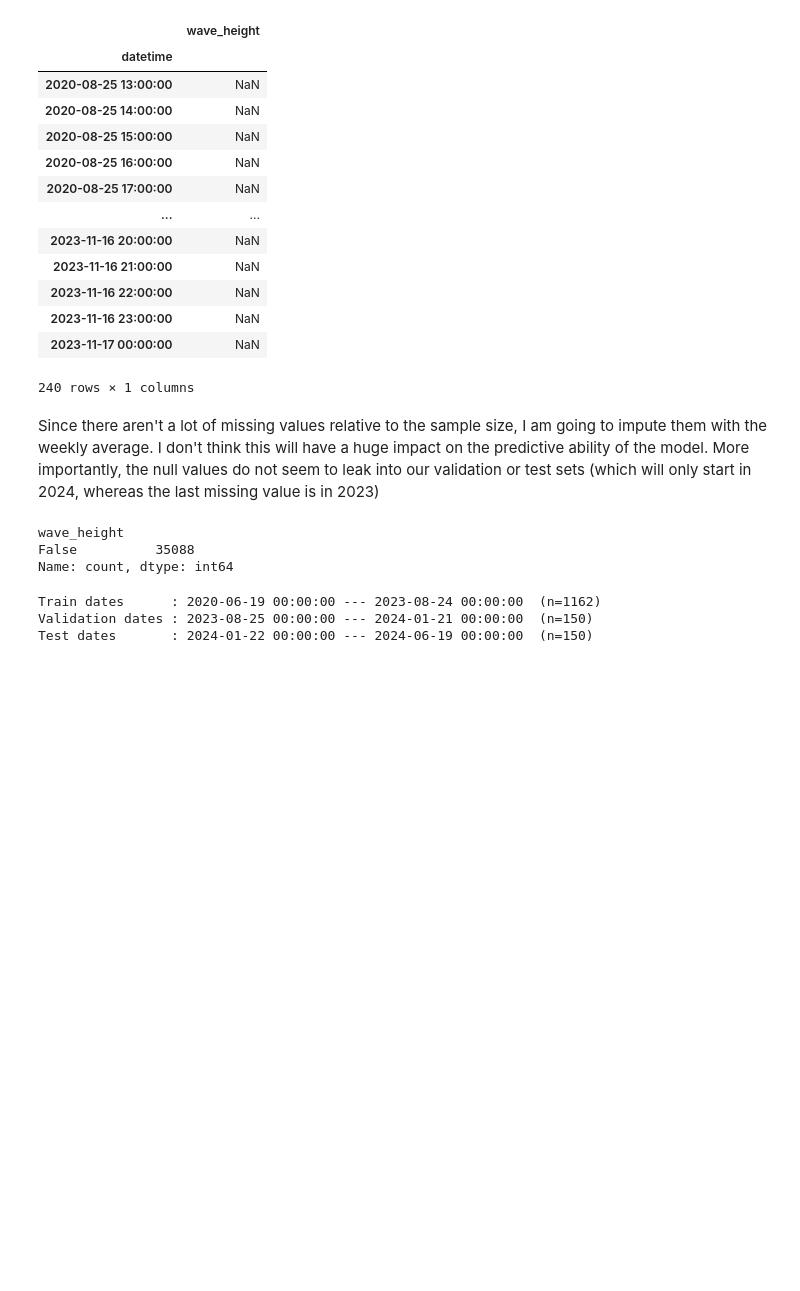
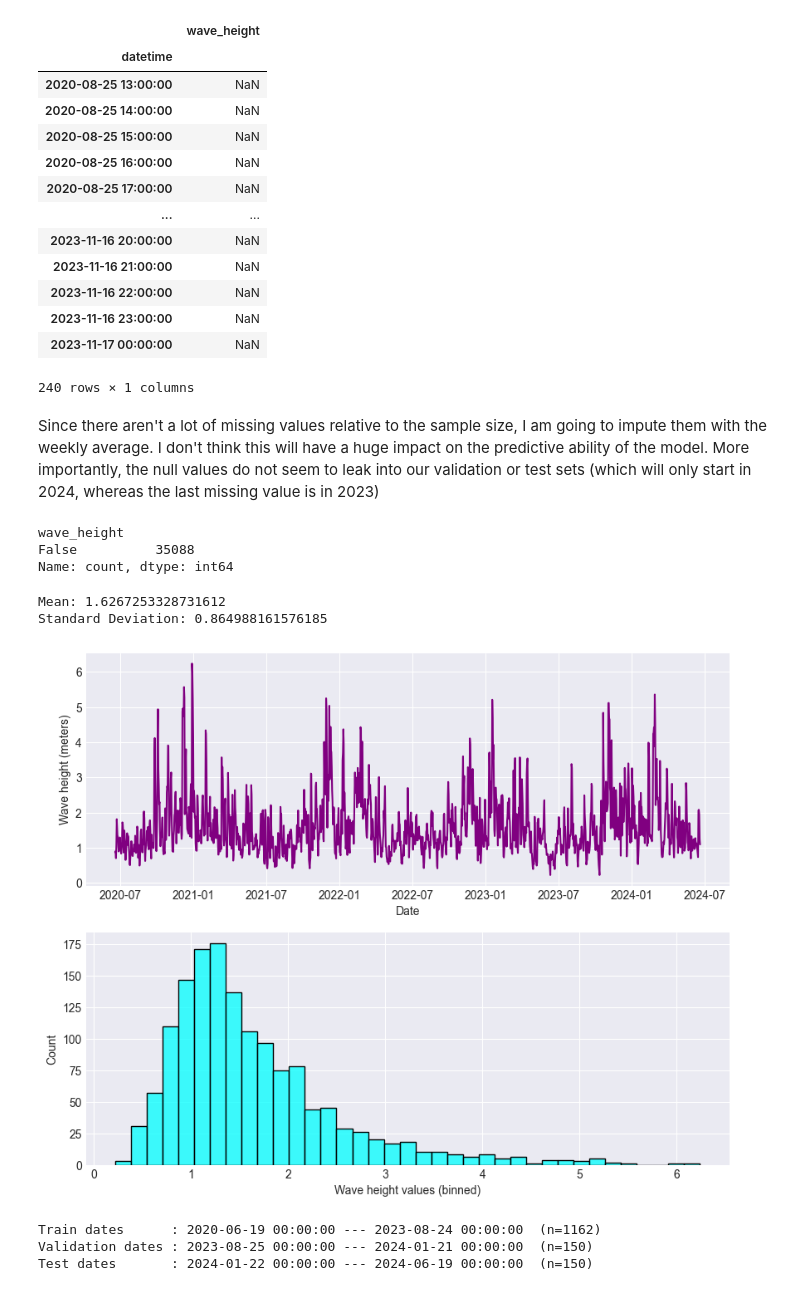
Before and after one commit to AlvaroCorrales/wave-height-prediction, a Jupyter notebook: Process data ESP.ipynb, the cells around one changed output. Saved outputs shown, nothing was run; the diff lists cells and outputs as text; code cells hidden in the pictures; blank space fills up the shorter version.

Commit message:
Create charts

```diff
--- a/Process data ESP.ipynb
+++ b/Process data ESP.ipynb
@@ -163,6 +163,29 @@ df = (
     .resample(rule="D", closed="left", label="right")
     .agg({"wave_height": "max"})
 )
+# %%
+# Basic stats
+# ==============================================================================
+print('Mean:', df['wave_height'].mean())
+print('Standard Deviation:', df['wave_height'].std())
+# %% [output]
+Mean: 1.6267253328731612
+Standard Deviation: 0.864988161576185
+# %%
+# Plot target variable distribution
+# ==============================================================================
+fig, ax = plt.subplots(2,1, figsize = (10,8))
+
+ax[0].plot(df['wave_height'], color = 'purple')
+ax[0].set_xlabel('Date')
+ax[0].set_ylabel('Wave height (meters)')
+
+sns.histplot(x = df['wave_height'], ax = ax[1], color = 'cyan')
+ax[1].set_xlabel('Wave height values (binned)')
+
+plt.show()
+# %% [output]
+[figure, added]
 # %%
 # Train-test split
 # ==============================================================================
```
